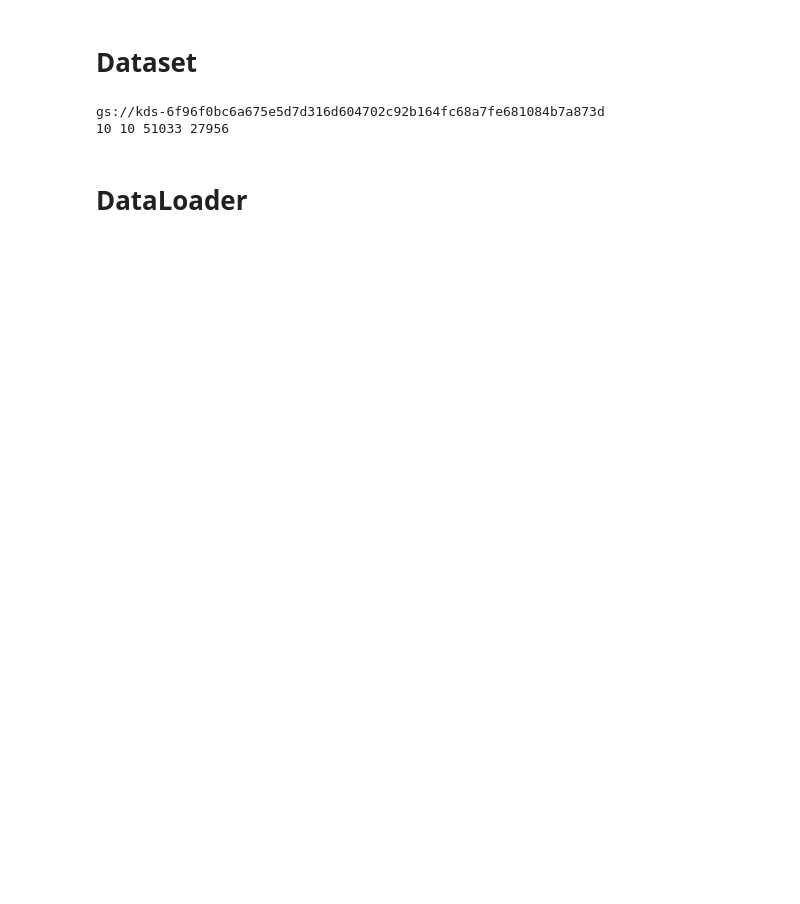
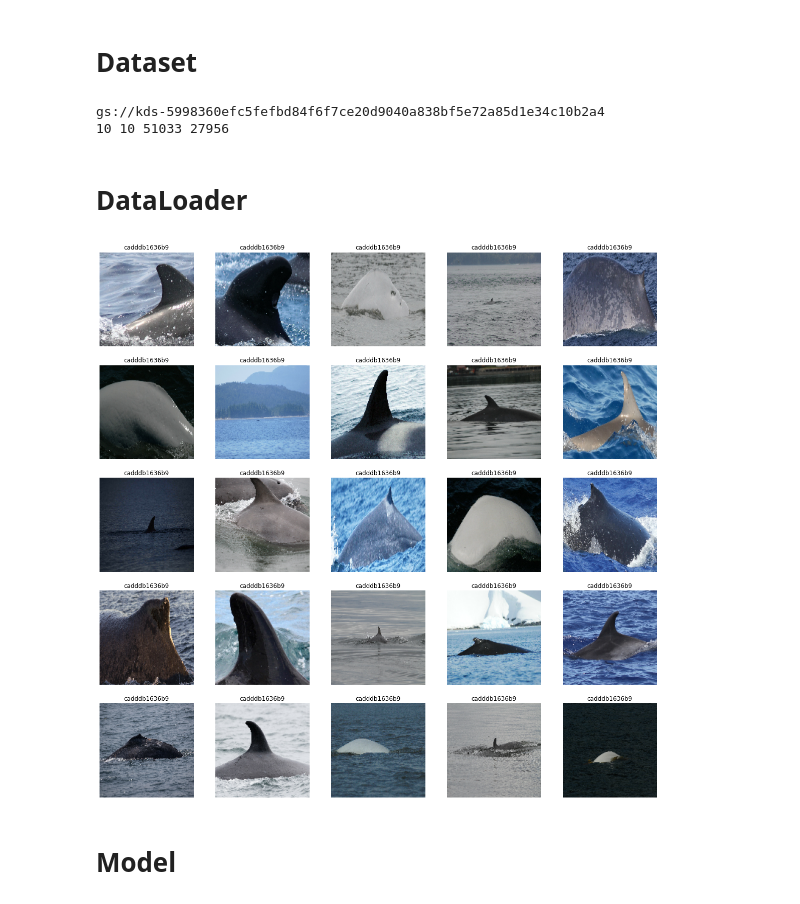
Before and after one commit to ayulockin/happywhale_kaggle, a Jupyter notebook: unified_train.ipynb, the cells around one changed output. Cells and saved outputs as stored; diff of their text form; code cells hidden in the pictures; blank space fills up the shorter version.

```diff
--- a/unified_train.ipynb
+++ b/unified_train.ipynb
@@ -70,20 +71,30 @@ Experiment ID:  WDEREODW
 # %% [markdown]
 # Dataset
+# %%
+df = pd.read_csv('../cleaned_train_5_fold_individual_ids.csv')
+
+with open('../label2ids_individual_ids.json') as json_file:
+    label2ids = json.load(json_file)
+
+args.num_labels = len(label2ids)
+args.labels = label2ids
 # %%
-GCS_PATH = 'gs://kds-d916c3252bf3bc5b3500b904f05f51ce57c8df85221d11b7711bcda9'
-GCS_PATH = 'gs://kds-6f96f0bc6a675e5d7d316d604702c92b164fc68a7fe681084b7a873d'
+GCS_PATH = 'gs://kds-5998360efc5fefbd84f6f7ce20d9040a838bf5e72a85d1e34c10b2a4'
 # %%
 train_files = np.sort(np.array(tf.io.gfile.glob(GCS_PATH + '/happywhale-2022-train*.tfrec')))
 test_files = np.sort(np.array(tf.io.gfile.glob(GCS_PATH + '/happywhale-2022-test*.tfrec')))
 print(GCS_PATH)
 print(len(train_files), len(test_files), count_data_items(train_files), count_data_items(test_files))
 # %% [output]
-gs://kds-6f96f0bc6a675e5d7d316d604702c92b164fc68a7fe681084b7a873d
+gs://kds-5998360efc5fefbd84f6f7ce20d9040a838bf5e72a85d1e34c10b2a4
 10 10 51033 27956
 # %% [markdown]
 # DataLoader
 # %%
 AUTO = tf.data.AUTOTUNE
+
+def argface_format(image, label):
+    return {'inp1': image, 'inp2': label}, label
 
 def data_augment(image, label):
     return image, label
@@ -138,9 +149,11 @@ def get_dataloader(filenames,
         dataloader = dataloader.shuffle(args.batch_size*100)
         dataloader = dataloader.map(lambda image_name, image, label: (image, label))
         dataloader = dataloader.map(data_augment, num_parallel_calls=AUTO)
+        dataloader = dataloader.map(argface_format, num_parallel_calls=AUTO)
         dataloader = dataloader.repeat()
     elif type=='valid':
         dataloader = dataloader.map(lambda image_name, image, label: (image, label))
+        dataloader = dataloader.map(argface_format, num_parallel_calls=AUTO)
     elif type=='eval':
         dataloader = dataloader.map(lambda image_name, image, label: (image, label))
         if not get_targets:
@@ -162,4 +175,8 @@ trainloader = get_dataloader(train_files[0],
 # %%
 sample_imgs, sample_labels = next(iter(trainloader))
 show_batch = ShowBatch(args)
-show_batch.show_batch(sample_imgs, sample_labels)
+show_batch.show_batch(sample_imgs['inp1'], sample_labels)
+# %% [output]
+[figure, added]
+# %% [markdown]
+# Model
```
Also changed, not shown: parts of 11 cells of this notebook, 3 other files.
